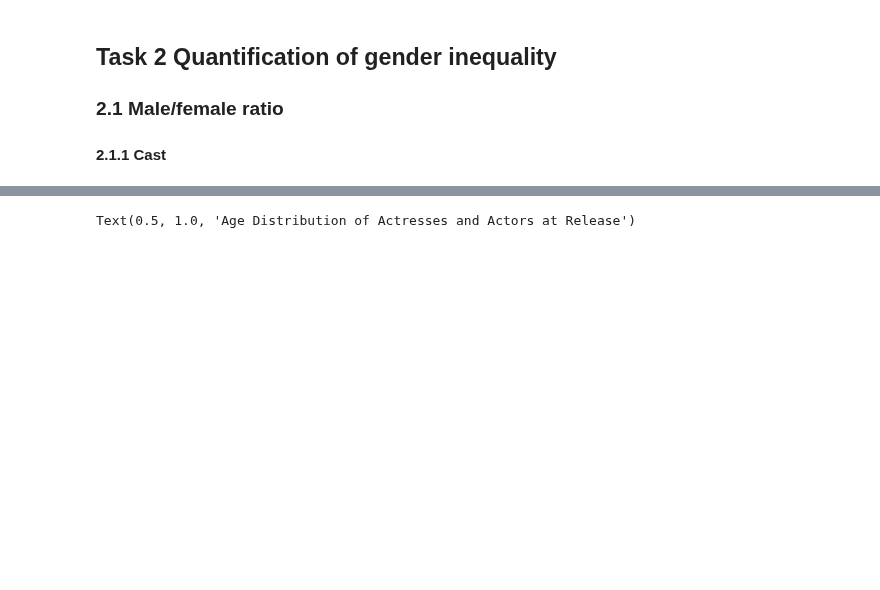
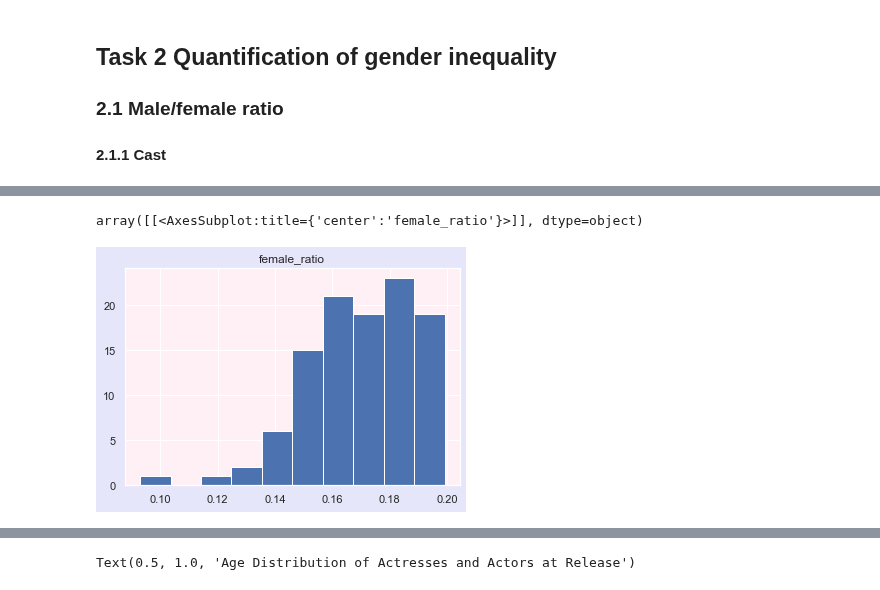
Before and after one commit to epfl-ada/ada-2022-project-yiyisoda, a Jupyter notebook: milestone_2.ipynb, the cells around one changed output, grey strips where cells are left out. Cells and saved outputs as stored; diff of their text form; code cells hidden in the pictures; blank space fills up the shorter version.

```diff
--- a/milestone_2.ipynb
+++ b/milestone_2.ipynb
@@ -317,0 +371,18 @@ for ind, label in enumerate(g.get_xticklabels()):
+# %%
+writers.rename(columns={'title': 'movie_name'}, inplace=True)# rename columns to get the key
+writers_by_year = pd.merge(writers,movies, on = 'movie_name')
+writers_by_year=writers_by_year[['movie_name','writer_name','gender','release_date']] # keep only necessary columns
+writers_by_year['release_date'] = pd.to_datetime(writers_by_year['release_date'])
+writers_by_year['release_year'] = writers_by_year['release_date'].dt.to_period('Y') # create year column
+# %%
+# filter out years with extremely few movies
+writers_by_year['release_year'] = writers_by_year['release_year'].astype(str)
+writers_by_year = writers_by_year[writers_by_year['release_year'].isin(year_list)]
+# %%
+female_writer_ratio_by_year = writers_by_year.groupby('release_year').apply(lambda x: ffemale_ratio(x)).reset_index()
+female_writer_ratio_by_year['female_ratio'] = female_writer_ratio_by_year[0] # rename column
+female_writer_ratio_by_year=female_writer_ratio_by_year[['release_year','female_ratio']] # keep only necessary columns
+female_writer_ratio_by_year.hist()
+# %% [output]
+array([[<AxesSubplot:title={'center':'female_ratio'}>]], dtype=object)
+[figure, added]
```
Also changed, not shown: parts of 31 cells of this notebook.
